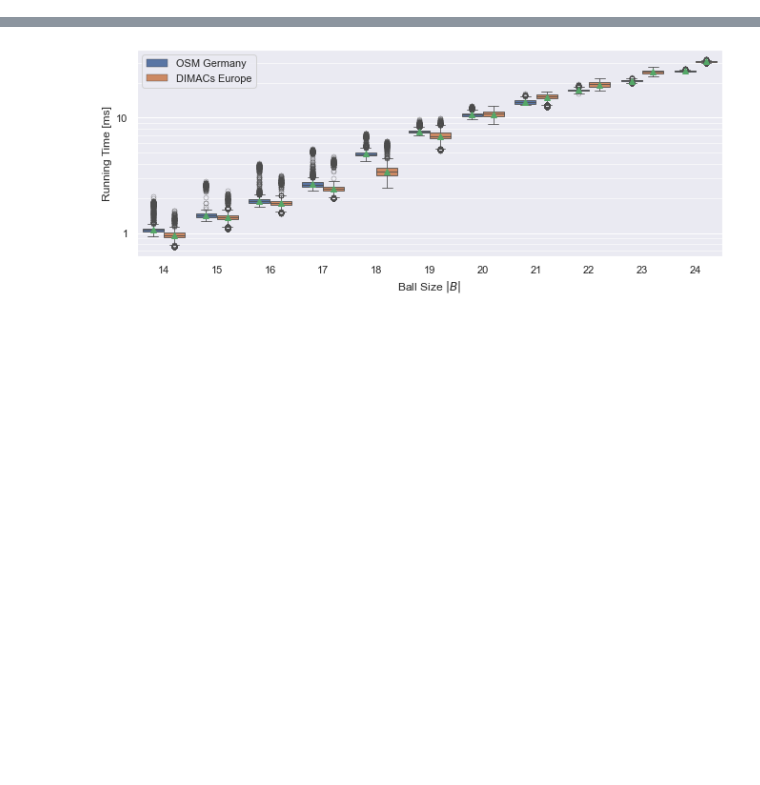
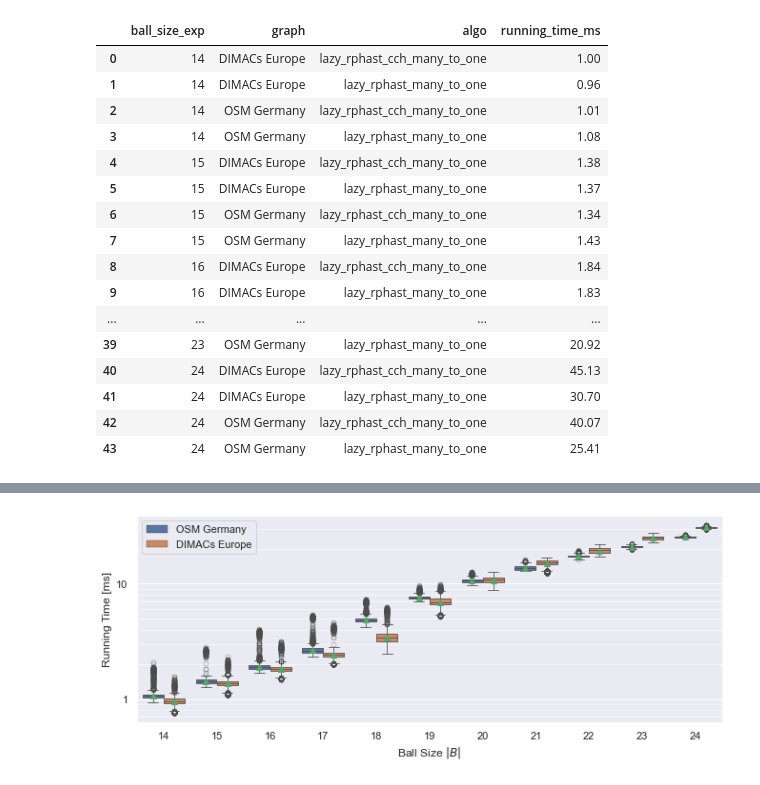
Before and after one commit to kit-algo/ch_potentials, a Jupyter notebook: eval/rphast_comparison.ipynb, the cells around one changed output, grey strips where cells are left out. Drawn from its saved outputs; the diff is of its cells as text; code cells hidden in the pictures; blank space fills up the shorter version.

```diff
--- a/eval/rphast_comparison.ipynb
+++ b/eval/rphast_comparison.ipynb
@@ -30,0 +34,21 @@ queries['running_time_s'] = queries['running_time_ms'] / 1000.0
+# %%
+queries.loc[lambda x: x['algo'] != 'lazy_rphast_many_to_many'].loc[lambda x: x['target_set_size_exp'] == 14] \
+    .groupby(['ball_size_exp', 'graph', 'algo'])['running_time_ms'].mean().reset_index()
+# %% [output]
+|  | ball_size_exp | graph | algo | running_time_ms |
+| 0 | 14 | DIMACs Europe | lazy_rphast_cch_many_to_one | 1.00 |
+| 1 | 14 | DIMACs Europe | lazy_rphast_many_to_one | 0.96 |
+| 2 | 14 | OSM Germany | lazy_rphast_cch_many_to_one | 1.01 |
+| 3 | 14 | OSM Germany | lazy_rphast_many_to_one | 1.08 |
+| 4 | 15 | DIMACs Europe | lazy_rphast_cch_many_to_one | 1.38 |
+| 5 | 15 | DIMACs Europe | lazy_rphast_many_to_one | 1.37 |
+| 6 | 15 | OSM Germany | lazy_rphast_cch_many_to_one | 1.34 |
+| 7 | 15 | OSM Germany | lazy_rphast_many_to_one | 1.43 |
+| 8 | 16 | DIMACs Europe | lazy_rphast_cch_many_to_one | 1.84 |
+| 9 | 16 | DIMACs Europe | lazy_rphast_many_to_one | 1.83 |
+| ... | ... | ... | ... | ... |
+| 39 | 23 | OSM Germany | lazy_rphast_many_to_one | 20.92 |
+| 40 | 24 | DIMACs Europe | lazy_rphast_cch_many_to_one | 45.13 |
+| 41 | 24 | DIMACs Europe | lazy_rphast_many_to_one | 30.70 |
+| 42 | 24 | OSM Germany | lazy_rphast_cch_many_to_one | 40.07 |
+| 43 | 24 | OSM Germany | lazy_rphast_many_to_one | 25.41 |
```
Also changed, not shown: parts of 5 cells of this notebook, 10 other files.
